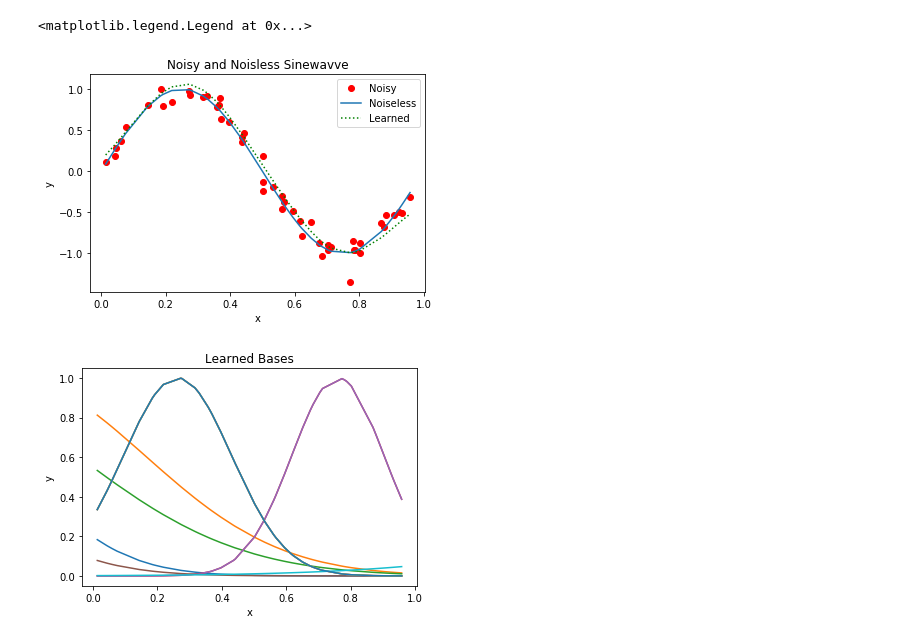
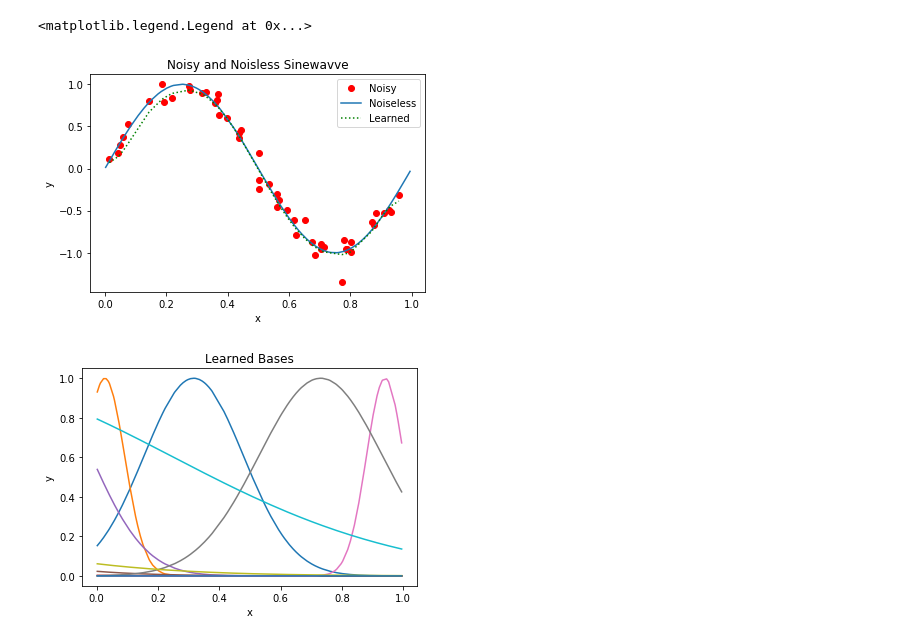
Before and after one commit to Jped/ECE471NeuralNetworks, a Jupyter notebook: HW1/pedoeem_HW1.ipynb, the cells around one changed output. Saved outputs shown, nothing was run; the diff lists cells and outputs as text; code cells hidden in the pictures.

```diff
--- a/HW1/pedoeem_HW1.ipynb
+++ b/HW1/pedoeem_HW1.ipynb
@@ -5,15 +5,19 @@ import matplotlib.pyplot as plt
 from tqdm import tqdm
 # %%
 np.random.seed(1234)
+tf.set_random_seed(1234)
 N = 50
 sigNoise = 0.1
-NUM_BATCHES= 21000
+NUM_BATCHES= 41000
+lr = 0.05
 # %%
 M=11
 # %%
 xi = np.sort(np.random.uniform(size=N))
 ei = np.random.normal(scale=sigNoise, size=N)
 sin = np.sin(2*np.pi*xi)
+xfine = np.sort(np.random.uniform(size=N*3))
+sinfine =  np.sin(2*np.pi*xfine)
 yi = sin + ei
 # %%
 def phi(x,mu,sigma):
@@ -36,7 +40,7 @@ y = tf.placeholder(tf.float32, [1,1])
 y_hat = f(x)
 
 loss = 0.5*tf.reduce_mean(tf.pow(y-y_hat, 2))
-optim = tf.train.GradientDescentOptimizer(learning_rate=0.1).minimize(loss)
+optim = tf.train.GradientDescentOptimizer(learning_rate=lr).minimize(loss)
 init = tf.global_variables_initializer()
 
 sess = tf.Session()
@@ -59,7 +63,7 @@ for x in xi:
     yhat.append(float(np.exp(-np.square(np.repeat(x,M)- np.transpose(learnedmu))/np.square(np.transpose(learnedsigma))) @ learnedw + learnedb))
 # %%
 plt.plot(xi,yi, 'ro')
-plt.plot(xi,sin)
+plt.plot(xfine,sinfine)
 plt.plot(xi,yhat, color="green", linestyle='dotted')
 plt.title("Noisy and Noisless Sinewavve")
 plt.ylabel("y")
@@ -67,16 +71,16 @@ plt.xlabel("x")
 plt.legend(("Noisy", "Noiseless", "Learned"))
 # %% [output]
 <matplotlib.legend.Legend at 0x...>
-[figure, old version]
+[figure, new version]
 # %%
 phis = []
 plt.figure(0)
 plt.title("Learned Bases")
 plt.ylabel("y")
 plt.xlabel("x")
 for x in range(M):
-    phi  = np.exp(-np.square(xi - np.repeat(learnedmu[x],N))/np.square(np.repeat(learnedsigma[x],N)))
-    plt.plot(xi,phi)
+    phi  = np.exp(-np.square(xfine - np.repeat(learnedmu[x],N*3))/np.square(np.repeat(learnedsigma[x],N*3)))
+    plt.plot(xfine,phi)
     phis.append(phi)
 # %% [output]
-[figure, old version]
+[figure, new version]
```
